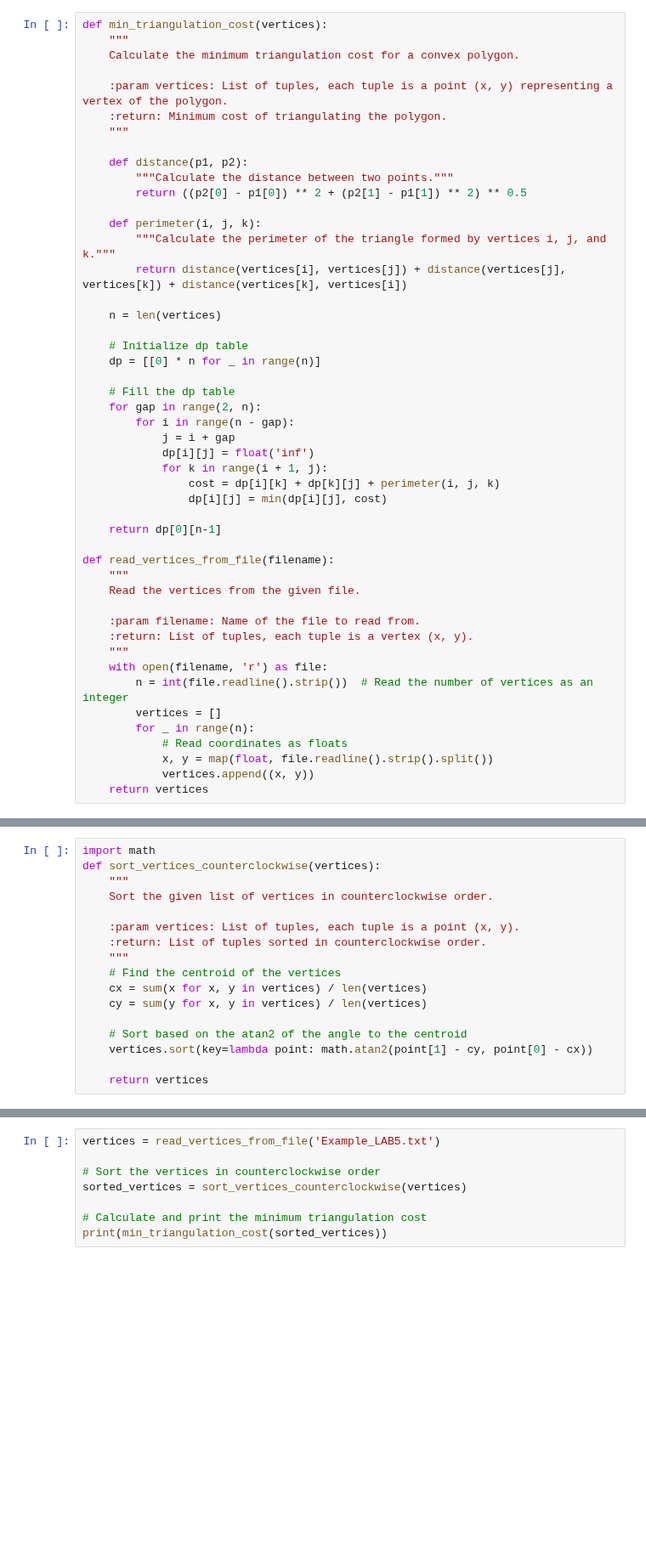
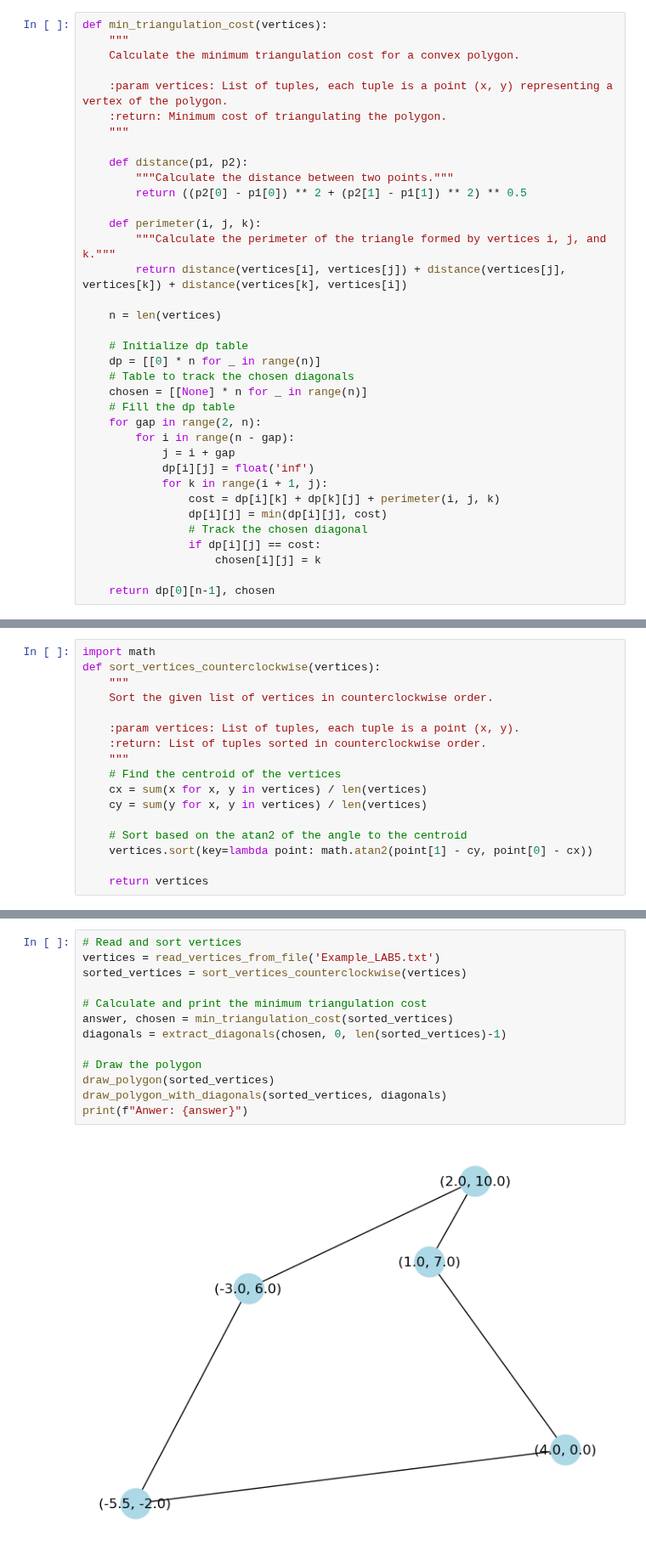
Before and after one commit to ExitedState/2301365_ALGO-LAB, a Jupyter notebook: LAB5/LAB5.ipynb, the cells around one changed output, grey strips where cells are left out. Shown at 85% size. Cells and saved outputs as stored; diff of their text form; blank space fills up the shorter version.

Commit message:
draw_graph_and_backtrack

```diff
--- a/LAB5/LAB5.ipynb
+++ b/LAB5/LAB5.ipynb
@@ -19,7 +21,8 @@ def min_triangulation_cost(vertices):
 
     # Initialize dp table
     dp = [[0] * n for _ in range(n)]
-
+    # Table to track the chosen diagonals
+    chosen = [[None] * n for _ in range(n)]
     # Fill the dp table
     for gap in range(2, n):
         for i in range(n - gap):
@@ -28,21 +31,8 @@ def min_triangulation_cost(vertices):
             for k in range(i + 1, j):
                 cost = dp[i][k] + dp[k][j] + perimeter(i, j, k)
                 dp[i][j] = min(dp[i][j], cost)
+                # Track the chosen diagonal
+                if dp[i][j] == cost:
+                    chosen[i][j] = k
 
-    return dp[0][n-1]
-
-def read_vertices_from_file(filename):
-    """
-    Read the vertices from the given file.
-
-    :param filename: Name of the file to read from.
-    :return: List of tuples, each tuple is a vertex (x, y).
-    """
-    with open(filename, 'r') as file:
-        n = int(file.readline().strip())  # Read the number of vertices as an integer
-        vertices = []
-        for _ in range(n):
-            # Read coordinates as floats
-            x, y = map(float, file.readline().strip().split())
-            vertices.append((x, y))
-    return vertices
+    return dp[0][n-1], chosen
@@ -66,9 +129,15 @@ def sort_vertices_counterclockwise(vertices):
 # %%
+# Read and sort vertices
 vertices = read_vertices_from_file('Example_LAB5.txt')
-
-# Sort the vertices in counterclockwise order
 sorted_vertices = sort_vertices_counterclockwise(vertices)
 
 # Calculate and print the minimum triangulation cost
-print(min_triangulation_cost(sorted_vertices))
+answer, chosen = min_triangulation_cost(sorted_vertices)
+diagonals = extract_diagonals(chosen, 0, len(sorted_vertices)-1)
+
+# Draw the polygon
+draw_polygon(sorted_vertices)
+draw_polygon_with_diagonals(sorted_vertices, diagonals)
+print(f"Anwer: {answer}")
 # %% [output]
+[figure, added]
```
Also changed, not shown: parts of 7 cells of this notebook.
